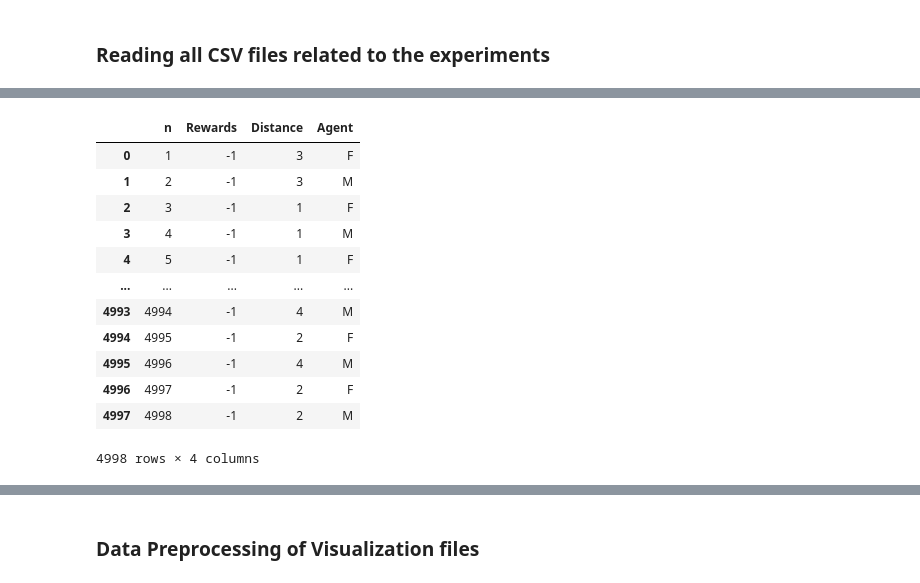
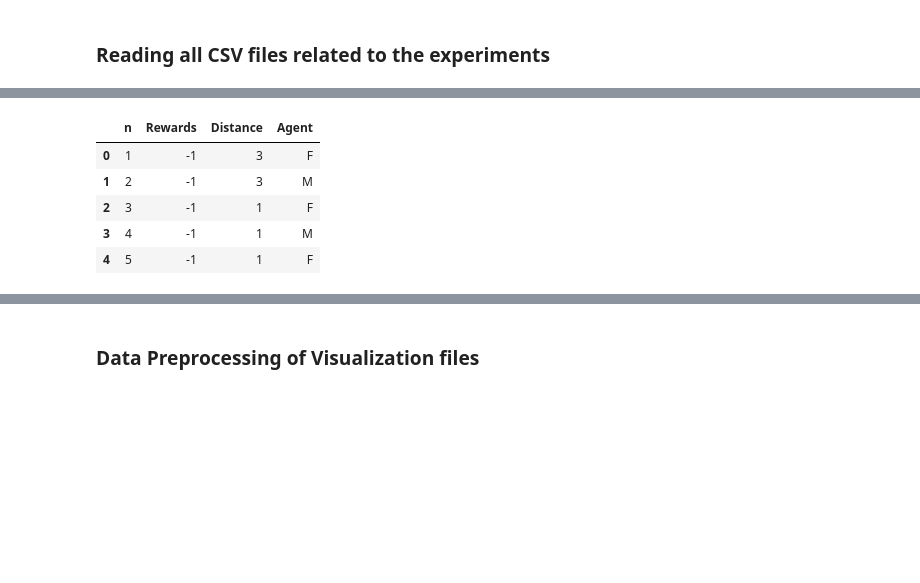
Before and after one commit to a23patel/COSC4368_GroupProject, a Jupyter notebook: performanceMetrics_visualization.ipynb, the cells around one changed output, grey strips where cells are left out. Cells and saved outputs as stored; diff of their text form; code cells hidden in the pictures; blank space fills up the shorter version.

```diff
--- a/performanceMetrics_visualization.ipynb
+++ b/performanceMetrics_visualization.ipynb
@@ -12,20 +57,11 @@ with zipfile.ZipFile('visualizations.zip', 'r') as zip_ref:
-# %%
-#Reading CSV file for experiment 1a with seed 1 and ss statespace
-cols = ['n', 'Rewards', 'Distance', 'Agent']
-var_data = pd.read_csv(filepath_or_buffer='visualizations/visualization.csv', header=None)
-var_data.columns = cols
-var_data
-# %% [output]
-|  | n | Rewards | Distance | Agent |
-| 0 | 1 | -1 | 3 | F |
-| 1 | 2 | -1 | 3 | M |
-| 2 | 3 | -1 | 1 | F |
-| 3 | 4 | -1 | 1 | M |
-| 4 | 5 | -1 | 1 | F |
-| ... | ... | ... | ... | ... |
-| 4993 | 4994 | -1 | 4 | M |
-| 4994 | 4995 | -1 | 2 | F |
-| 4995 | 4996 | -1 | 4 | M |
-| 4996 | 4997 | -1 | 2 | F |
-| 4997 | 4998 | -1 | 2 | M |
-4998 rows × 4 columns
+# %%
+df = var_data[0]
+# %%
+df.head()
+# %% [output]
+|  | n | Rewards | Distance | Agent |
+| 0 | 1 | -1 | 3 | F |
+| 1 | 2 | -1 | 3 | M |
+| 2 | 3 | -1 | 1 | F |
+| 3 | 4 | -1 | 1 | M |
+| 4 | 5 | -1 | 1 | F |
```
Also changed, not shown: parts of 123 cells of this notebook.
